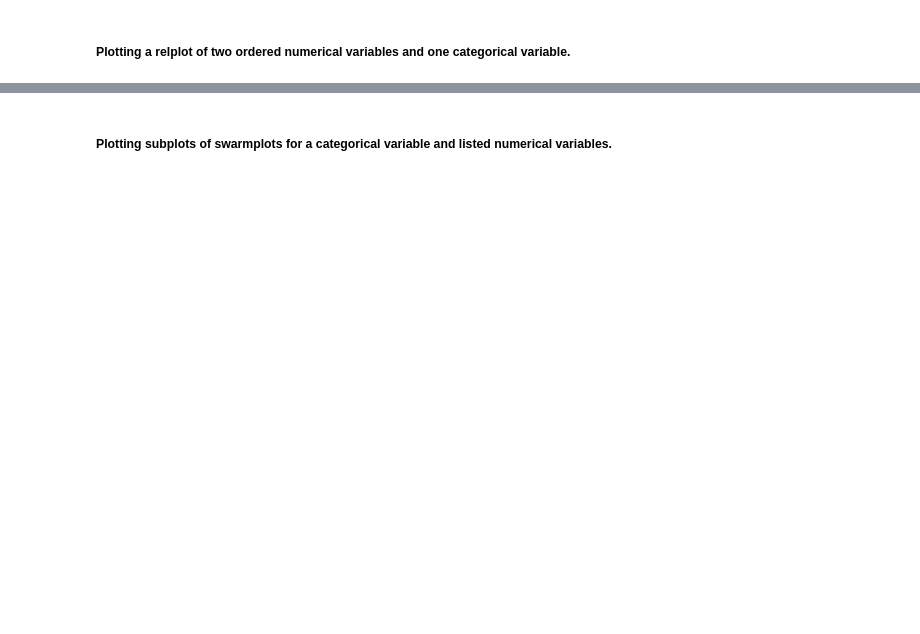
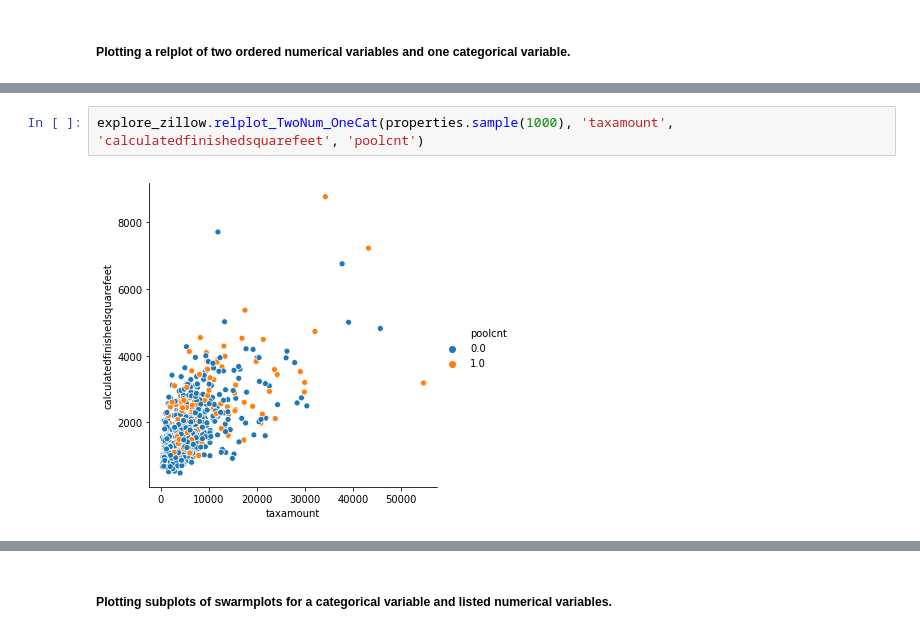
Before and after one commit to matthewzapata/ds-methodologies-exercises, a Jupyter notebook: clustering/zillow_exercises.ipynb, the cells around one changed output, grey strips where cells are left out. Drawn from its saved outputs; the diff is of its cells as text; blank space fills up the shorter version.

```diff
--- a/clustering/zillow_exercises.ipynb
+++ b/clustering/zillow_exercises.ipynb
@@ -266,0 +376,4 @@ Name: bathroomcnt, dtype: float64
+# %%
+explore_zillow.relplot_TwoNum_OneCat(properties.sample(1000), 'taxamount', 'calculatedfinishedsquarefeet', 'poolcnt')
+# %% [output]
+[figure, added]
```
Also changed, not shown: parts of 190 cells of this notebook, 2 other files.
